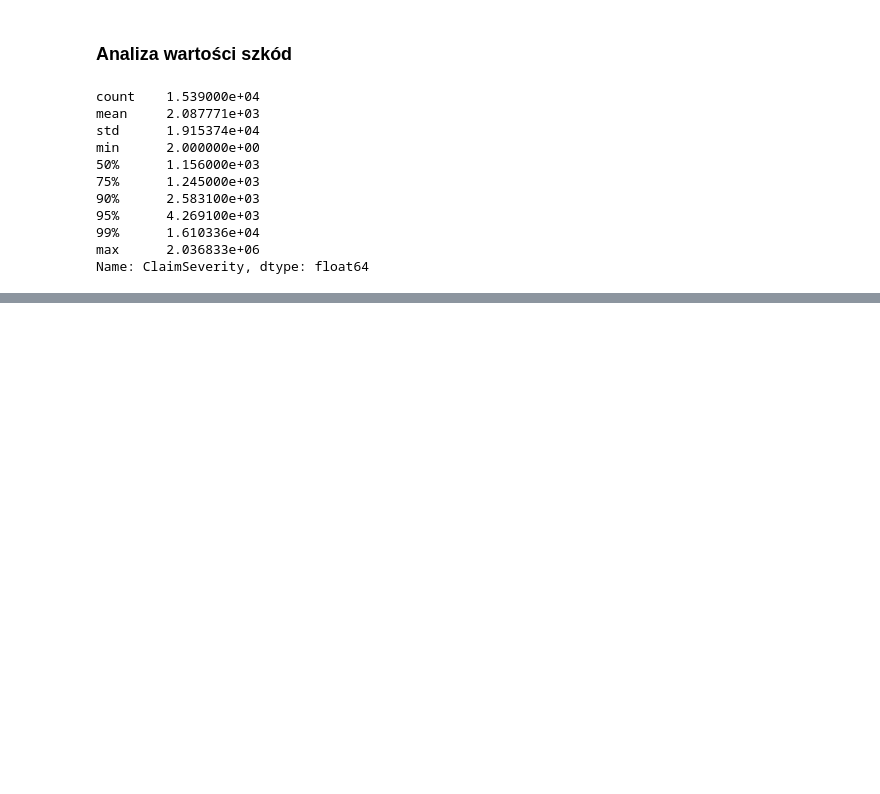
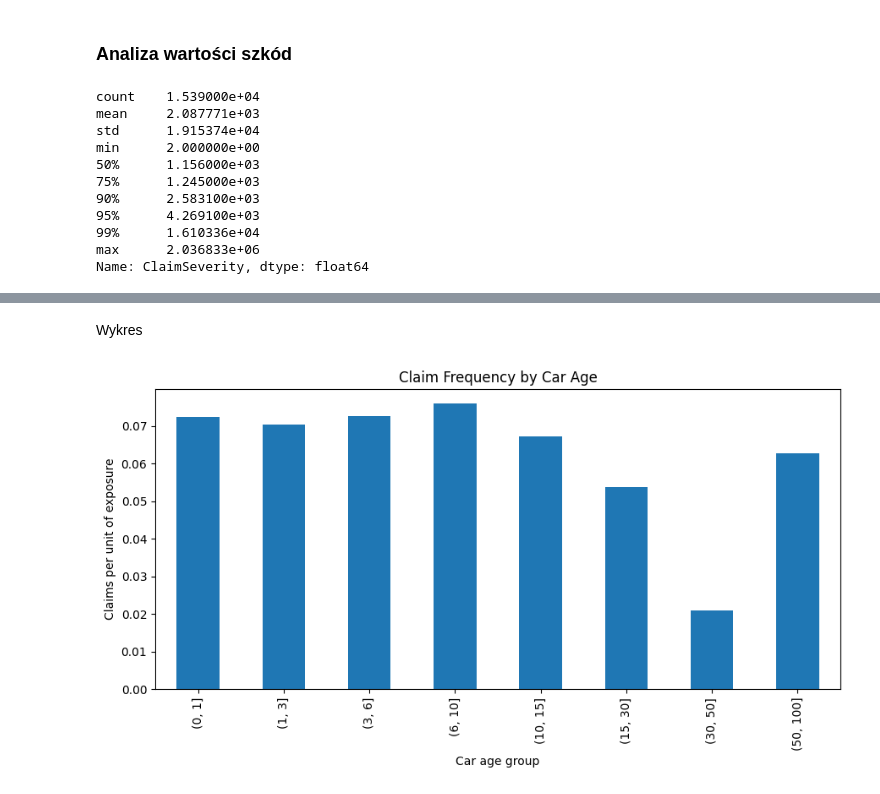
Before and after one commit to kacperskora/Licencjat_DS, a Jupyter notebook: notebooks/02_EDA.ipynb, the cells around one changed output, grey strips where cells are left out. Cells and saved outputs as stored; diff of their text form; code cells hidden in the pictures; blank space fills up the shorter version.

```diff
--- a/notebooks/02_EDA.ipynb
+++ b/notebooks/02_EDA.ipynb
@@ -335,0 +391,22 @@ Name: ClaimSeverity, dtype: float64
+# %%
+data["CarAgeGroup"] = pd.cut(
+    data["CarAge"],
+    bins=[0, 1, 3, 6, 10, 15, 30, 50, 100],
+    right=True
+)
+
+frequency_by_car_age = (
+    data.groupby("CarAgeGroup", observed=True)
+      .agg(
+          policies=("PolicyID", "nunique"),
+          claims=("ClaimNb", "sum"),
+          exposure=("Exposure", "sum")
+      )
+)
+
+frequency_by_car_age["Frequency"] = (
+    frequency_by_car_age["claims"]
+    / frequency_by_car_age["exposure"]
+)
+
+display(frequency_by_car_age)
@@ -335,0 +424,15 @@ Name: ClaimSeverity, dtype: float64
+# %% [markdown]
+Wykres
+# %%
+frequency_by_car_age["Frequency"].plot(
+    kind="bar",
+    figsize=(9, 5)
+)
+
+plt.title("Claim Frequency by Car Age")
+plt.xlabel("Car age group")
+plt.ylabel("Claims per unit of exposure")
+plt.tight_layout()
+plt.show()
+# %% [output]
+[figure, added]
```
Also changed, not shown: parts of 15 cells of this notebook.
